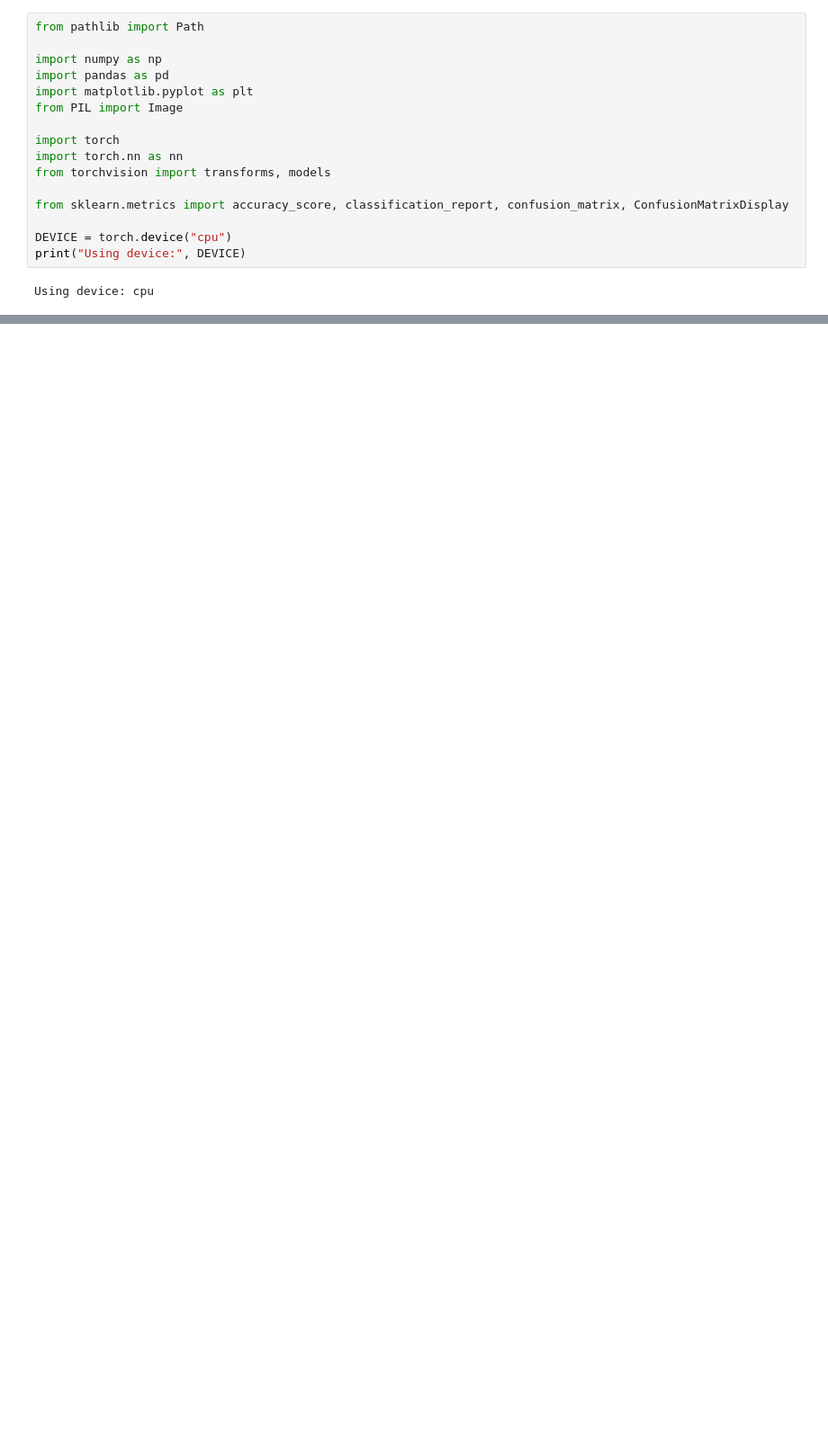
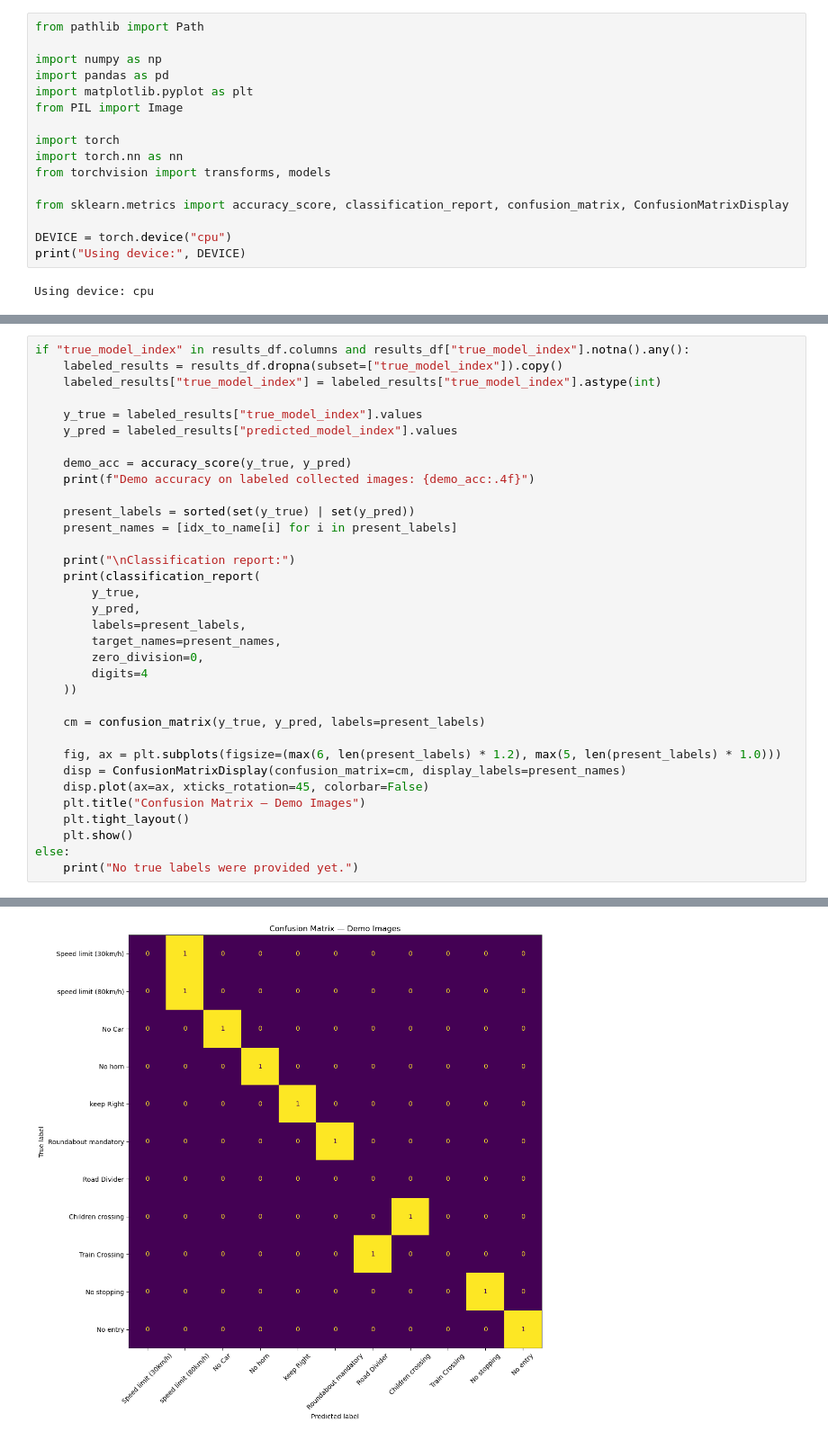
Before and after one commit to toboggann/ProjectT, a Jupyter notebook: demo.ipynb, the cells around one changed output, grey strips where cells are left out. Shown at 90% size. Drawn from its saved outputs; the diff is of its cells as text; blank space fills up the shorter version.

```diff
--- a/demo.ipynb
+++ b/demo.ipynb
@@ -222,0 +264,35 @@ for _, row in results_df.iterrows():
+# %%
+if "true_model_index" in results_df.columns and results_df["true_model_index"].notna().any():
+    labeled_results = results_df.dropna(subset=["true_model_index"]).copy()
+    labeled_results["true_model_index"] = labeled_results["true_model_index"].astype(int)
+
+    y_true = labeled_results["true_model_index"].values
+    y_pred = labeled_results["predicted_model_index"].values
+
+    demo_acc = accuracy_score(y_true, y_pred)
+    print(f"Demo accuracy on labeled collected images: {demo_acc:.4f}")
+
+    present_labels = sorted(set(y_true) | set(y_pred))
+    present_names = [idx_to_name[i] for i in present_labels]
+
+    print("\nClassification report:")
+    print(classification_report(
+        y_true,
+        y_pred,
+        labels=present_labels,
+        target_names=present_names,
+        zero_division=0,
+        digits=4
+    ))
+
+    cm = confusion_matrix(y_true, y_pred, labels=present_labels)
+
+    fig, ax = plt.subplots(figsize=(max(6, len(present_labels) * 1.2), max(5, len(present_labels) * 1.0)))
+    disp = ConfusionMatrixDisplay(confusion_matrix=cm, display_labels=present_names)
+    disp.plot(ax=ax, xticks_rotation=45, colorbar=False)
+    plt.title("Confusion Matrix — Demo Images")
+    plt.tight_layout()
+    plt.show()
+else:
+    print("No true labels were provided yet.")
+# %% [output]
@@ -222,0 +319 @@ for _, row in results_df.iterrows():
+[figure, added]
```
Also changed, not shown: parts of 12 cells of this notebook, 12 other files.
